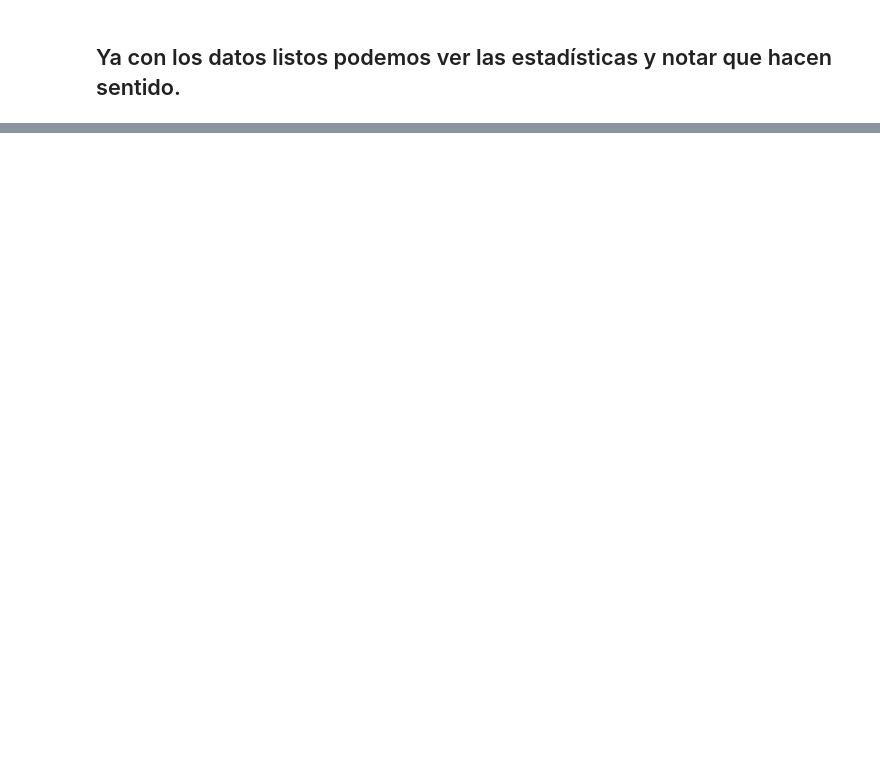
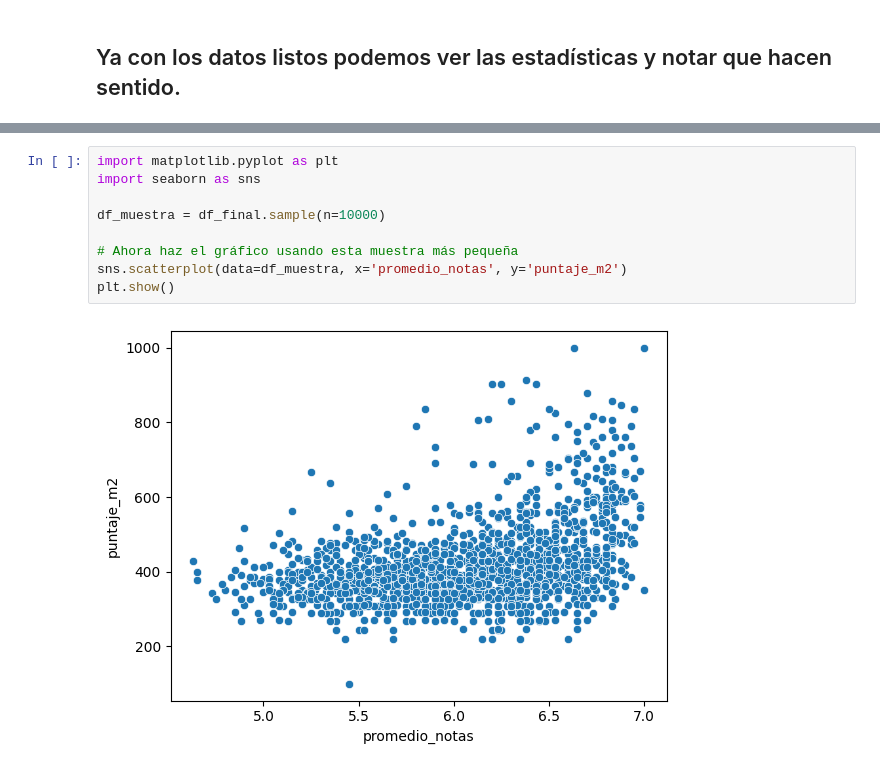
Before and after one commit to BenjaCidR/Proyecto-DEMRE, a Jupyter notebook: notebooks/proyecto.ipynb, the cells around one changed output, grey strips where cells are left out. Saved outputs shown, nothing was run; the diff lists cells and outputs as text; blank space fills up the shorter version.

```diff
--- a/notebooks/proyecto.ipynb
+++ b/notebooks/proyecto.ipynb
@@ -263,0 +271,11 @@ df_final
+# %%
+import matplotlib.pyplot as plt
+import seaborn as sns
+
+df_muestra = df_final.sample(n=10000)
+
+# Ahora haz el gráfico usando esta muestra más pequeña
+sns.scatterplot(data=df_muestra, x='promedio_notas', y='puntaje_m2')
+plt.show()
+# %% [output]
+[figure, added]
```
Also changed, not shown: parts of 10 cells of this notebook.
